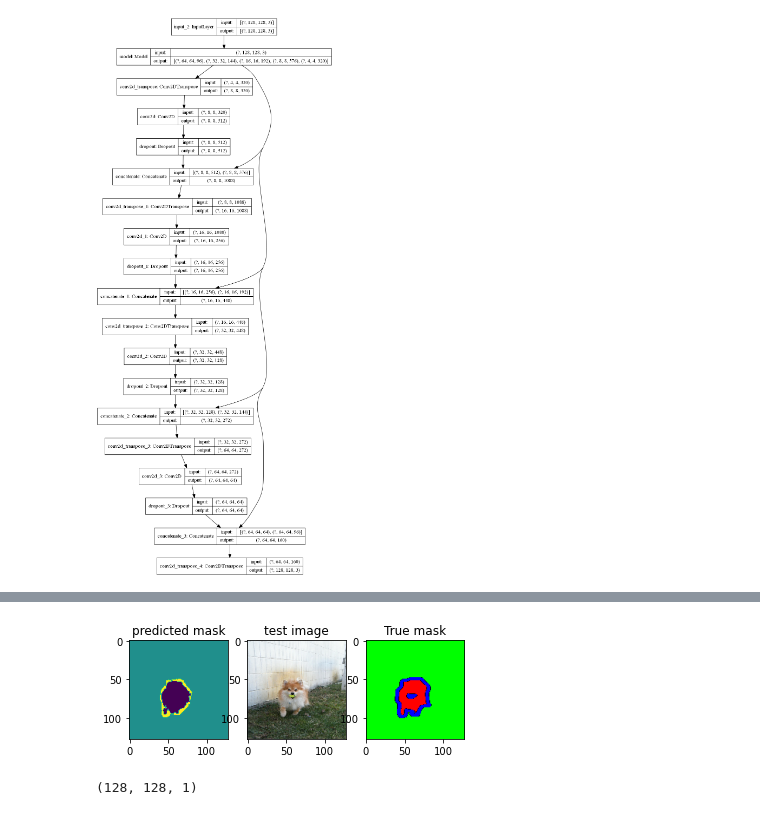
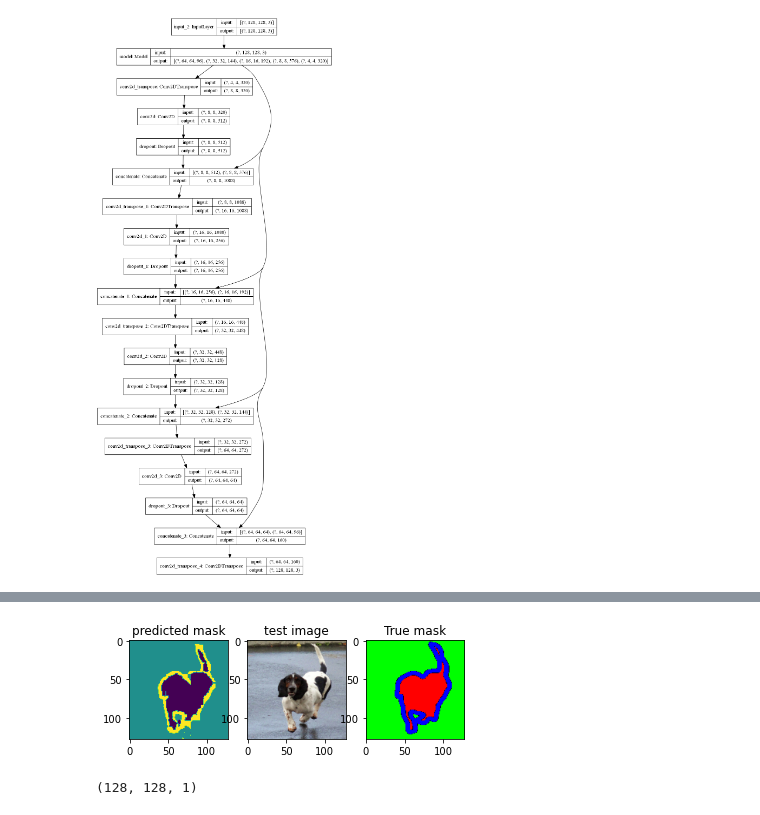
Before and after one commit to kishoreabhishek/deeplearning, a Jupyter notebook: myunet - Diceloss.ipynb, the cells around one changed output, grey strips where cells are left out. Drawn from its saved outputs; the diff is of its cells as text; code cells hidden in the pictures.

```diff
--- a/myunet - Diceloss.ipynb
+++ b/myunet - Diceloss.ipynb
@@ -215,9 +229,9 @@ def displaypreds(i):
     plt.title('True mask')
     plt.imshow(tf.keras.preprocessing.image.array_to_img(testY[i]))
 # %%
-displaypreds(2512)
+displaypreds(250)
 # %% [output]
-[figure, old version]
+[figure, new version]
 # %%
 pnp.shape
 # %% [output]
```
Also changed, not shown: parts of 3 cells of this notebook.
